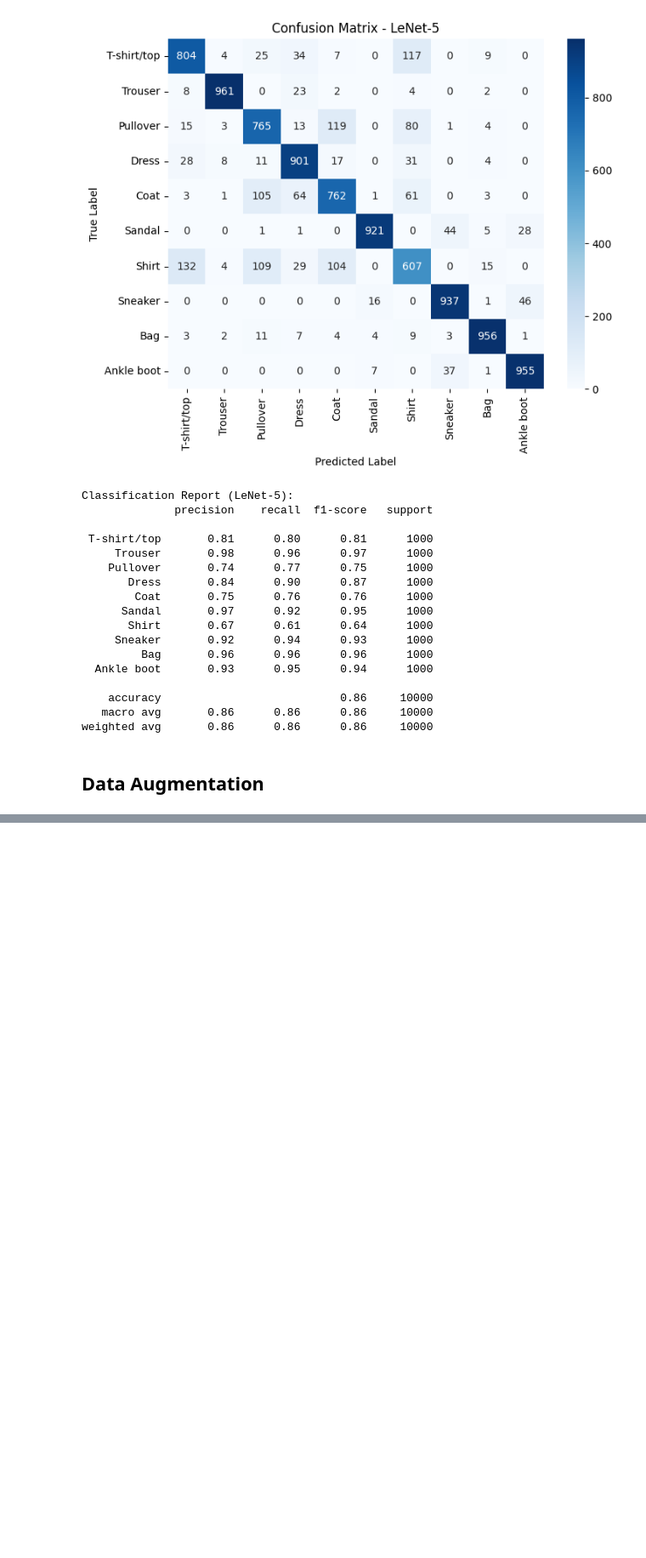
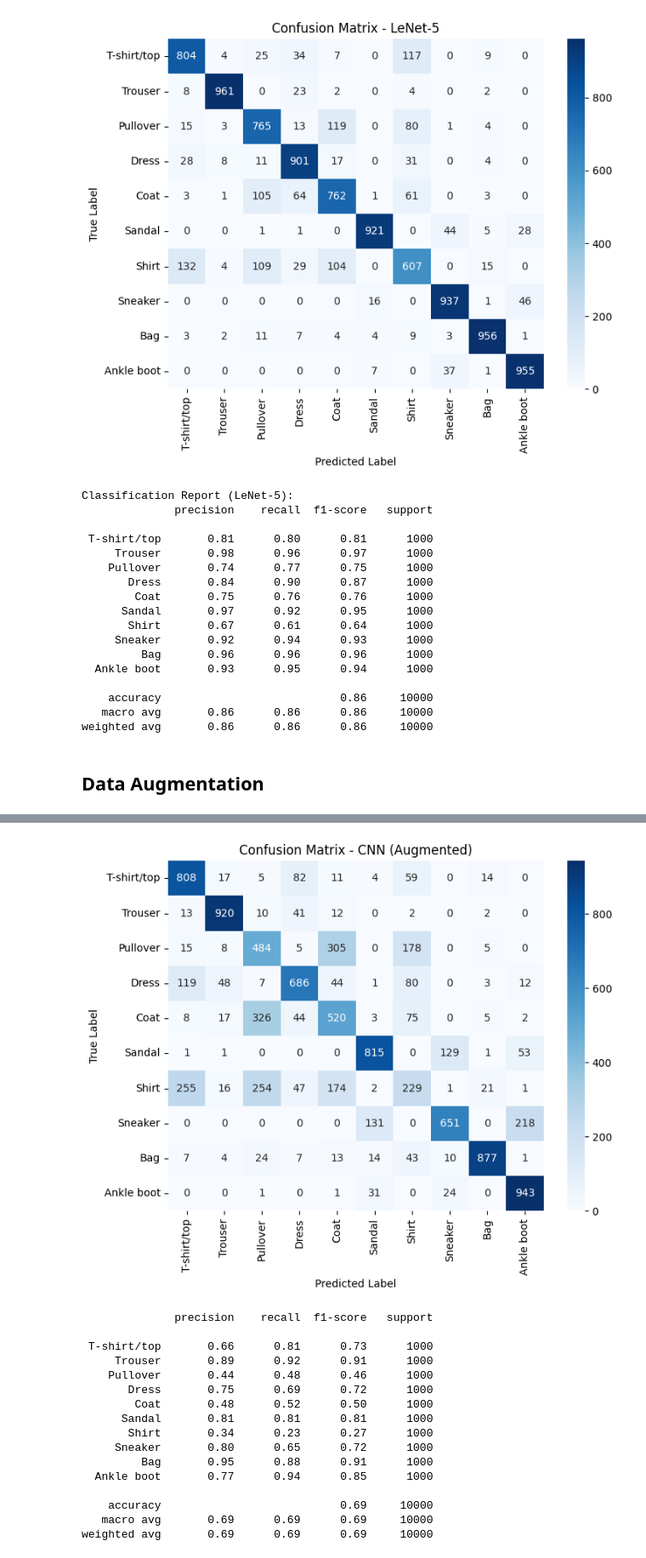
Before and after one commit to gonlyplease/deep-learning-image, a Jupyter notebook: notebooks/timexperimentation.ipynb, the cells around one changed output, grey strips where cells are left out. Shown at 85% size. Saved outputs shown, nothing was run; the diff lists cells and outputs as text; code cells hidden in the pictures; blank space fills up the shorter version.

```diff
--- a/notebooks/timexperimentation.ipynb
+++ b/notebooks/timexperimentation.ipynb
@@ -1231,0 +1358,3 @@ lets also try data augmentation methods and try to improve our results for both
+# %%
+y_pred_probs_aug = model_aug.predict(X_test)
+y_pred_aug = np.argmax(y_pred_probs_aug, axis=1)
@@ -1231,0 +1363,23 @@ lets also try data augmentation methods and try to improve our results for both
+# %%
+plot_confusion_matrix(y_test, y_pred_aug, fashion_labels, title="Confusion Matrix - CNN (Augmented)")
+
+classification_report_aug = classification_report(y_test, y_pred_aug, target_names=fashion_labels)
+print(classification_report_aug)
+# %% [output]
+[figure, added]
+              precision    recall  f1-score   support
+
+ T-shirt/top       0.66      0.81      0.73      1000
+     Trouser       0.89      0.92      0.91      1000
+    Pullover       0.44      0.48      0.46      1000
+       Dress       0.75      0.69      0.72      1000
+        Coat       0.48      0.52      0.50      1000
+      Sandal       0.81      0.81      0.81      1000
+       Shirt       0.34      0.23      0.27      1000
+     Sneaker       0.80      0.65      0.72      1000
+         Bag       0.95      0.88      0.91      1000
+  Ankle boot       0.77      0.94      0.85      1000
+
+    accuracy                           0.69     10000
+   macro avg       0.69      0.69      0.69     10000
+weighted avg       0.69      0.69      0.69     10000
```
Also changed, not shown: parts of 16 cells of this notebook.
